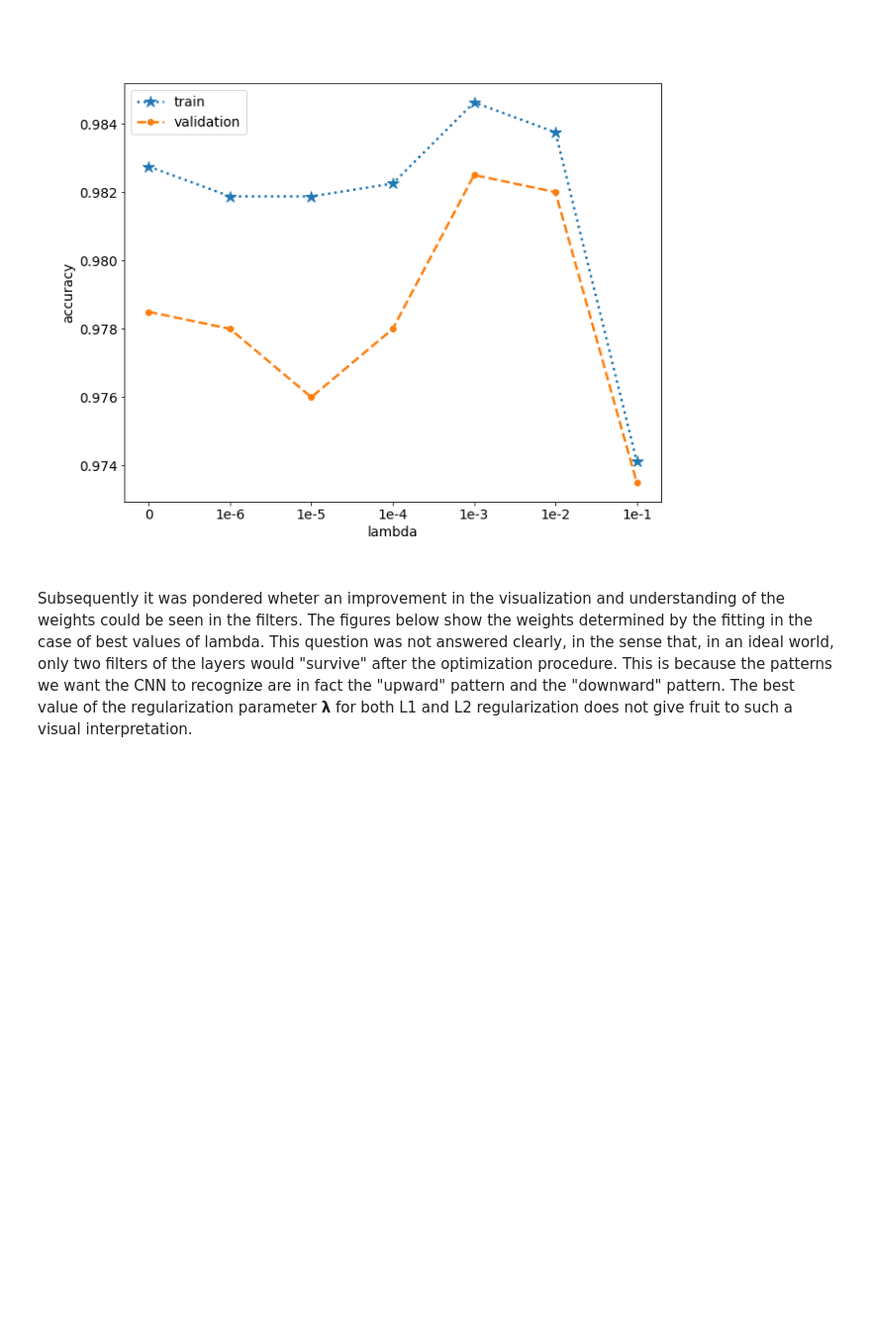
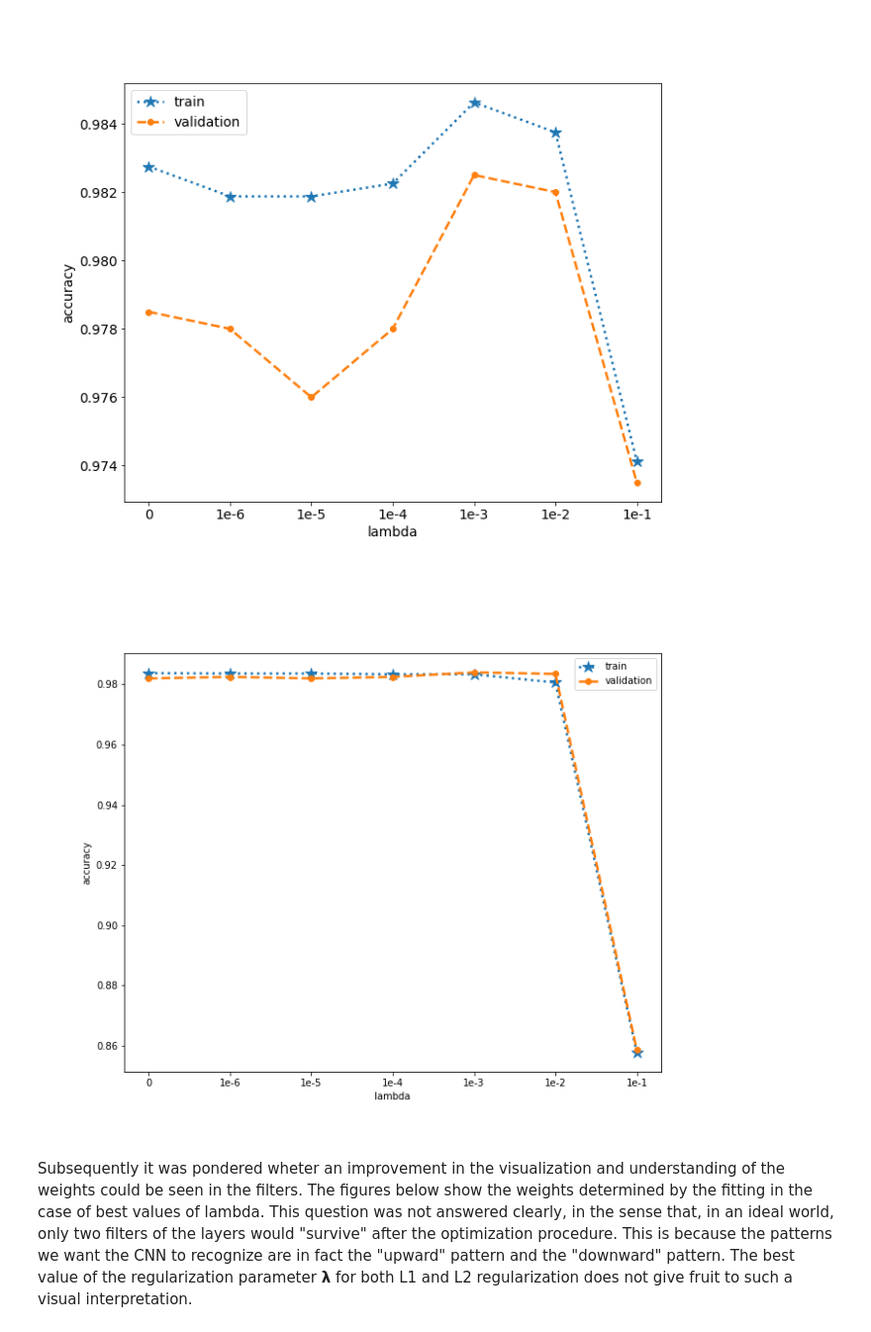
Before and after one commit to AleCapoPhys/Exercise3, a Jupyter notebook: Final03CNN.ipynb, the cells around one changed output. Shown at 99% size. Saved outputs shown, nothing was run; the diff lists cells and outputs as text; code cells hidden in the pictures; blank space fills up the shorter version.

```diff
--- a/Final03CNN.ipynb
+++ b/Final03CNN.ipynb
@@ -38,6 +38,11 @@ from IPython import display
 display.Image(filename='plot_lambda_l2.png')
 # %% [output]
 [figure]
+# %%
+from IPython import display
+display.Image(filename='./plot_lambda_l1l2.png')
+# %% [output]
+[figure, added]
 # %% [markdown]
 Subsequently it was pondered wheter an improvement in the visualization and understanding of the weights could be seen in the filters. The figures below show the weights determined by the fitting in the case of best values of lambda. This question was not answered clearly, in the sense that, in an ideal world, only two filters of the layers would "survive" after the optimization procedure. This is because the patterns we want the CNN to recognize are in fact the "upward" pattern and the "downward" pattern. The best value of the regularization parameter **λ** for both L1 and L2 regularization does not give fruit to such a visual interpretation.
 # %% [markdown]
```
Also changed, not shown: parts of 10 cells of this notebook, 3 other files.
